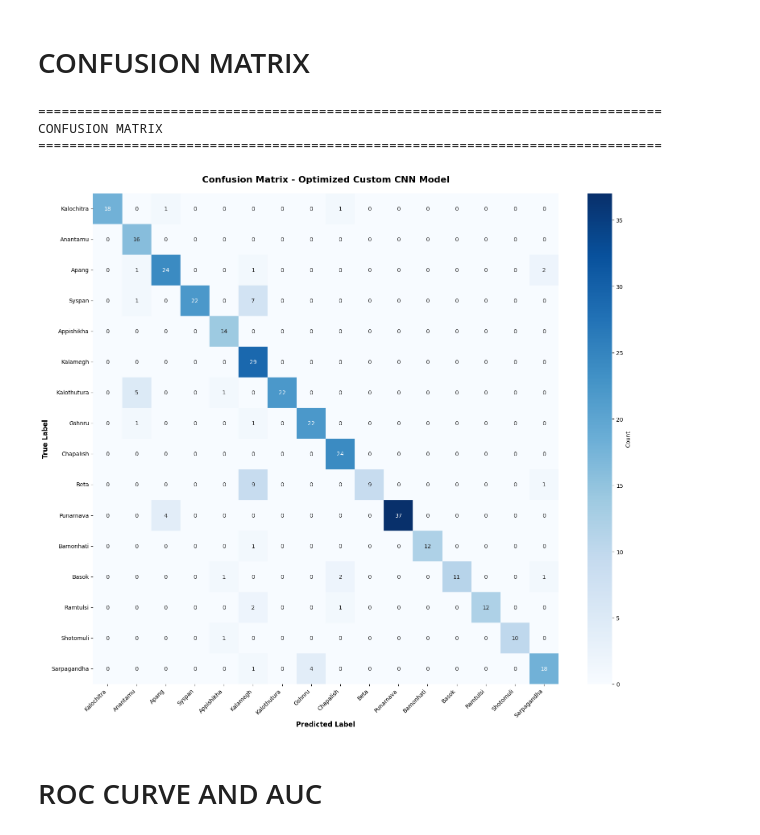
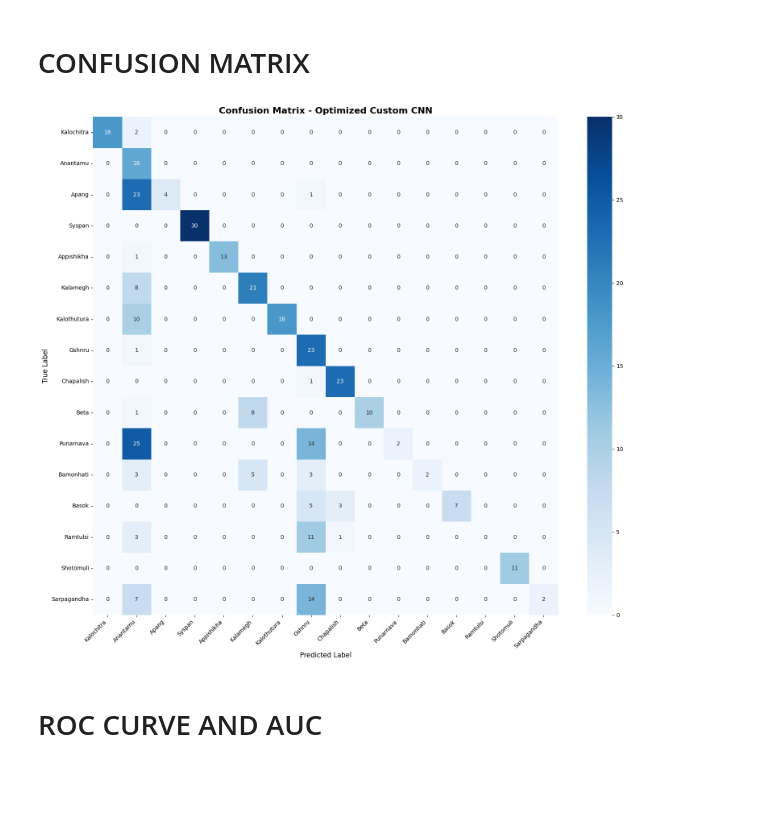
Before and after one commit to tasniaazra123/Rare-and-Endangered-Medicinal-Plants-in-Bangladesh, a Jupyter notebook: CODE/custom-cnn.ipynb, the cells around one changed output. Drawn from its saved outputs; the diff is of its cells as text; code cells hidden in the pictures; blank space fills up the shorter version.

Commit message:
Kaggle Notebook | Custom_CNN | Version 2

```diff
--- a/CODE/custom-cnn.ipynb
+++ b/CODE/custom-cnn.ipynb
@@ -185,0 +178,28 @@ CONFIGURING DATA AUGMENTATION
+# %%
+print("\n" + "=" * 80)
+print("CONFIGURING DATA AUGMENTATION")
+print("=" * 80)
+
+# Data augmentation for training
+train_datagen = ImageDataGenerator(
+    rotation_range=20,
+    width_shift_range=0.2,
+    height_shift_range=0.2,
+    horizontal_flip=True,
+    vertical_flip=False,
+    zoom_range=0.15,
+    shear_range=0.1,
+    brightness_range=[0.8, 1.2],
+    fill_mode='nearest'
+)
+
+# No augmentation for validation and test
+val_test_datagen = ImageDataGenerator()
+
+print("Data augmentation configured:")
+print("  - Rotation: ±20 degrees")
+print("  - Width/Height shift: ±20%")
+print("  - Horizontal flip: Yes")
+print("  - Zoom: ±15%")
+print("  - Shear: 0.1")
+print("  - Brightness: [0.8, 1.2]")
@@ -370,21 +381,20 @@ Callbacks configured:
 # MODEL TRAINING
 # %%
 print("\n" + "=" * 80)
-print("TRAINING OPTIMIZED CUSTOM CNN MODEL")
+print("TRAINING CUSTOM CNN MODEL")
 print("=" * 80)
 print(f"Epochs: {EPOCHS} (with early stopping)")
 print(f"Batch size: {BATCH_SIZE}")
 print(f"Learning rate: {LEARNING_RATE}")
 print(f"Optimizer: Adam")
-print(f"L2 Regularization: {L2_REG}")
 print("=" * 80 + "\n")
 
 # Record training start time
 train_start_time = time.time()
 
-# Train the model with explicit shuffle
+# Train the model
 history = model.fit(
-    train_datagen.flow(X_train, y_train, batch_size=BATCH_SIZE, shuffle=True),
+    train_datagen.flow(X_train, y_train, batch_size=BATCH_SIZE),
     validation_data=(X_val, y_val),
     epochs=EPOCHS,
     callbacks=callback_list,
@@ -630,32 +598,28 @@ Sarpagandha    : 0.7826 (78.26%)
 # %% [markdown]
 # CONFUSION MATRIX
 # %%
-
 print("\n" + "=" * 80)
 print("CONFUSION MATRIX")
 print("=" * 80)
 
 cm = confusion_matrix(y_test, y_pred)
 
 # Plot confusion matrix
 plt.figure(figsize=(16, 14))
 sns.heatmap(cm, annot=True, fmt='d', cmap='Blues',
             xticklabels=class_names_list,
             yticklabels=class_names_list,
             cbar_kws={'label': 'Count'})
-plt.title('Confusion Matrix - Optimized Custom CNN Model', fontsize=16, fontweight='bold', pad=20)
+plt.title('Confusion Matrix - Custom CNN Model', fontsize=16, fontweight='bold', pad=20)
 plt.xlabel('Predicted Label', fontsize=12, fontweight='bold')
 plt.ylabel('True Label', fontsize=12, fontweight='bold')
 plt.xticks(rotation=45, ha='right')
 plt.yticks(rotation=0)
 plt.tight_layout()
 plt.savefig('custom_cnn_confusion_matrix.png', dpi=300, bbox_inches='tight')
 plt.show()
 # %% [output]
-================================================================================
-CONFUSION MATRIX
-================================================================================
-[figure, old version]
+[figure, new version]
 # %% [markdown]
 # ROC CURVE AND AUC
 # %%
```
Also changed, not shown: parts of 22 cells of this notebook.
